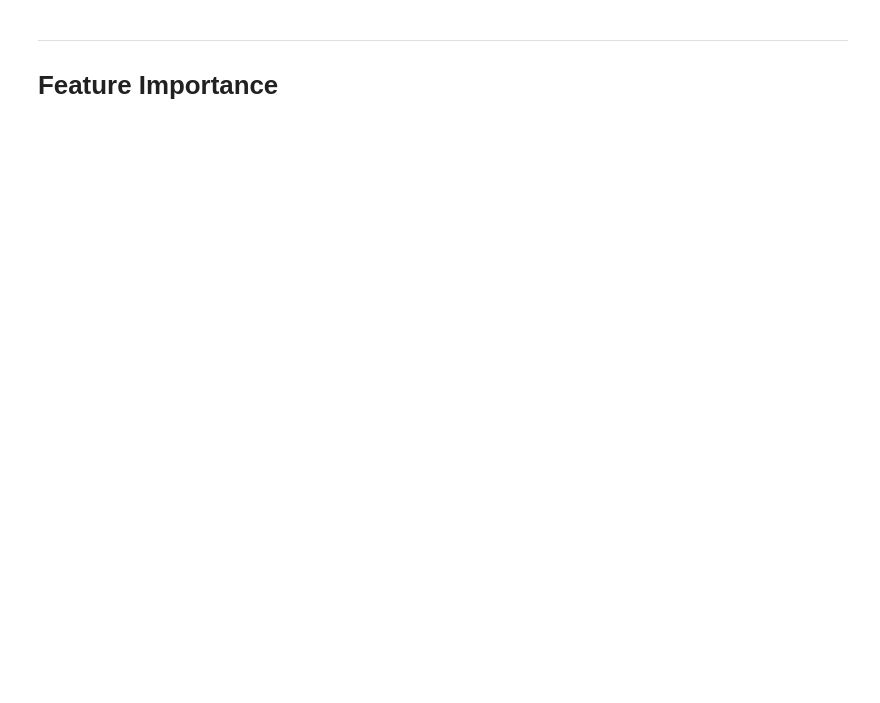
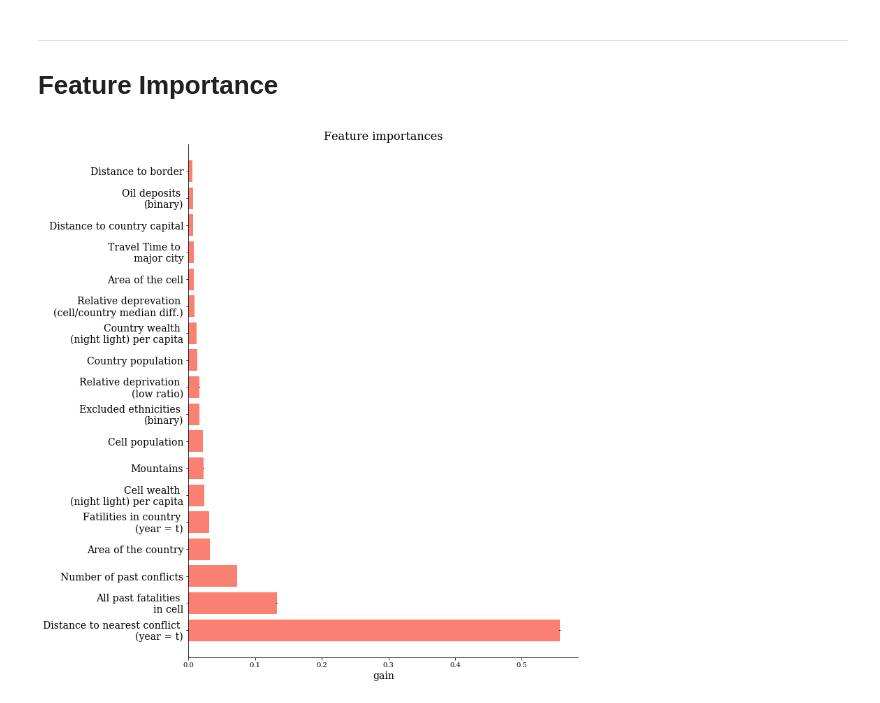
Before and after one commit to Polichinel/Conflict_Prediction, a Jupyter notebook: evaluation.ipynb, the cells around one changed output. Drawn from its saved outputs; the diff is of its cells as text; code cells hidden in the pictures; blank space fills up the shorter version.

```diff
--- a/evaluation.ipynb
+++ b/evaluation.ipynb
@@ -264,0 +336,4 @@ plt.show()
+# %%
+feature_imp_plot(dct_20, 'feature_imp.pdf')
+# %% [output]
+[figure, added]
```
Also changed, not shown: parts of 9 cells of this notebook.
